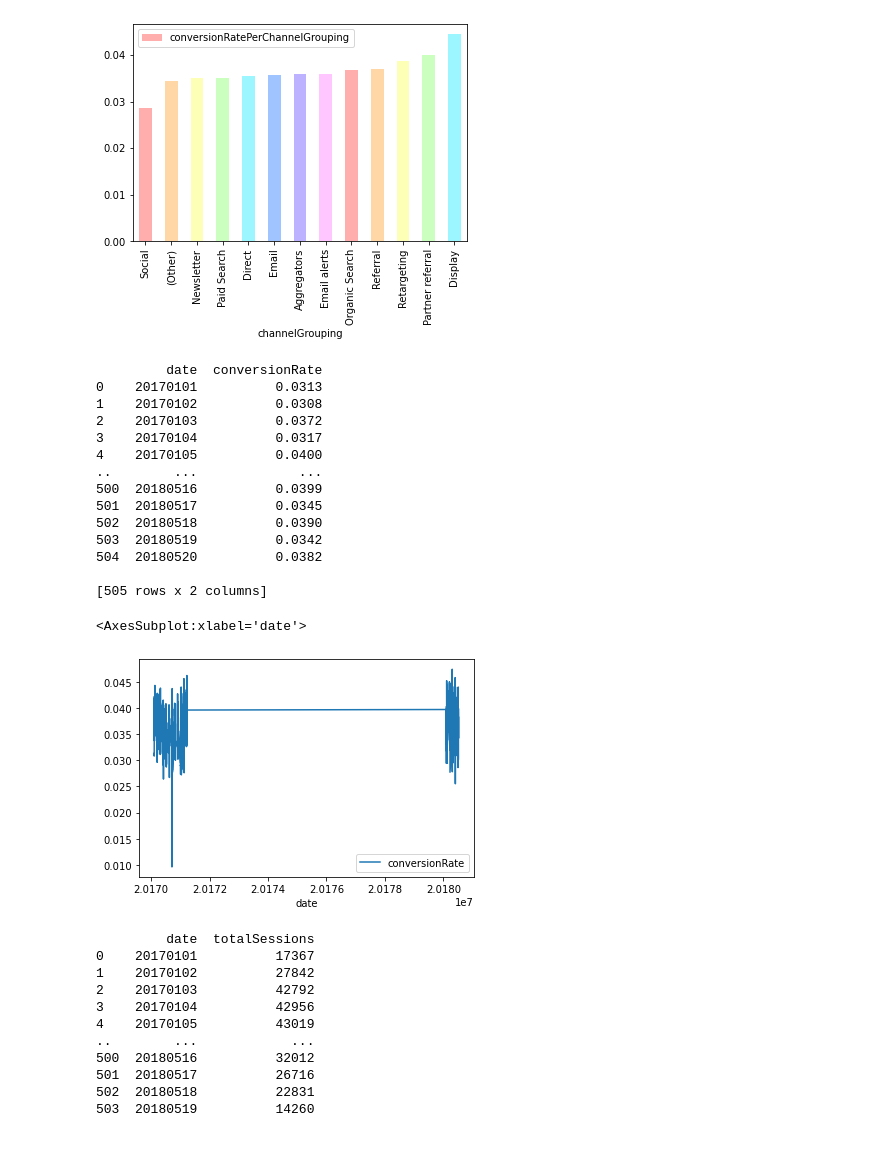
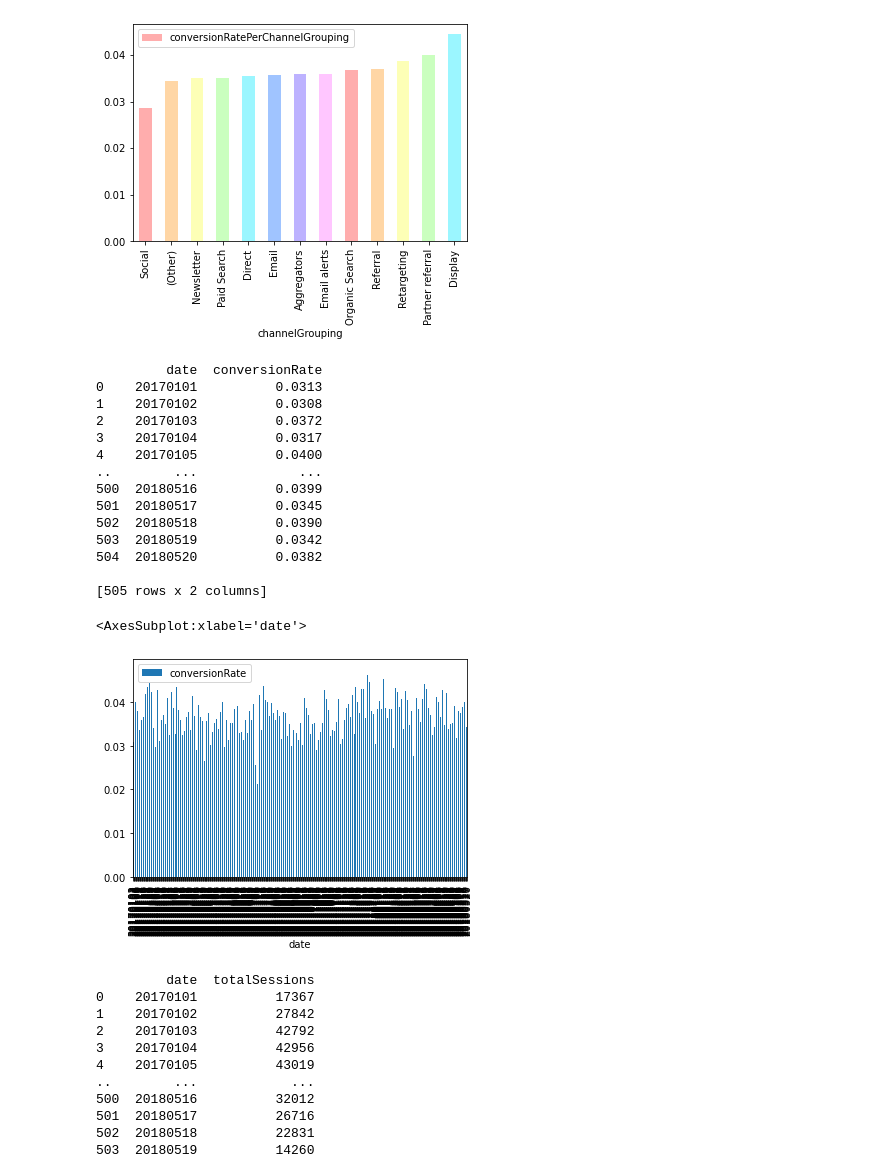
Before and after one commit to Coletterbox/More-BigQuery-with-Python, a Jupyter notebook: queriesWithGraphs1.ipynb, the cells around one changed output. Saved outputs shown, nothing was run; the diff lists cells and outputs as text; code cells hidden in the pictures; blank space fills up the shorter version.

```diff
--- a/queriesWithGraphs1.ipynb
+++ b/queriesWithGraphs1.ipynb
@@ -157,29 +164,29 @@ runQuery(query7).plot.bar(x='channelGrouping', y='conversionRatePerChannelGroupi
 # %%
 query8 = """
     SELECT date, ROUND((AVG(conversions))/(AVG(sessions)), 4) as conversionRate
     FROM `apprenticeship-299321.sample_data.datatable`
     GROUP BY date
     ORDER BY date ASC
 """
-runQuery(query8).plot.line(x='date', y='conversionRate')
-# TODO: revisit - date is an integer, so this doesn't show up properly
+runQuery(query8).plot.bar(x='date', y='conversionRate')
+# TODO: revisit - date is an integer, so this doesn't show up properly as a line graph
 # %% [output]
          date  conversionRate
 0    20170101          0.0313
 1    20170102          0.0308
 2    20170103          0.0372
 3    20170104          0.0317
 4    20170105          0.0400
 ..        ...             ...
 500  20180516          0.0399
 501  20180517          0.0345
 502  20180518          0.0390
 503  20180519          0.0342
 504  20180520          0.0382
 
 [505 rows x 2 columns]
 <AxesSubplot:xlabel='date'>
-[figure, old version]
+[figure, new version]
 # %%
 query9 = """
     SELECT date, SUM(sessions) as totalSessions
```
Also changed, not shown: parts of 4 cells of this notebook.
